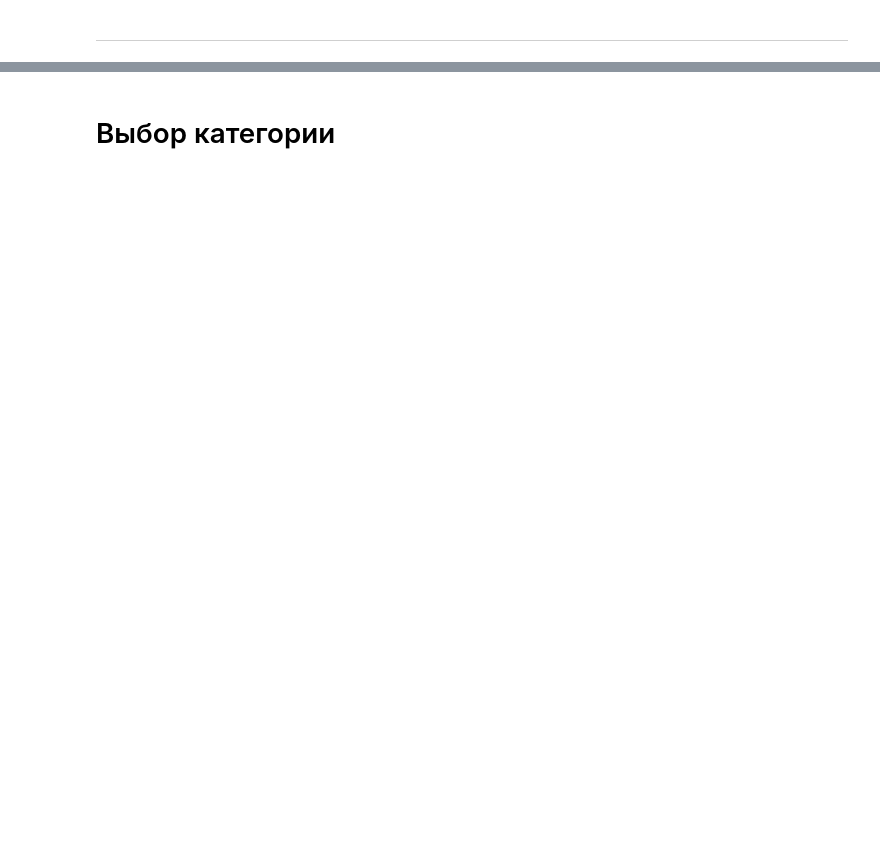
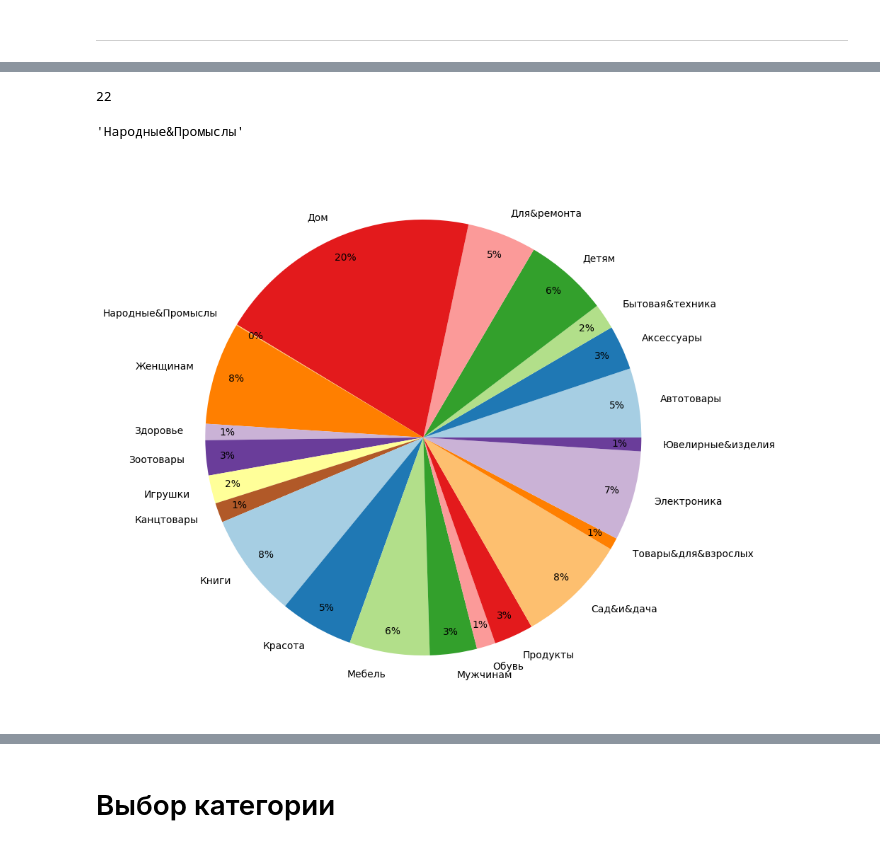
Before and after one commit to Kulikov17/seo-optimization-product-cards, a Jupyter notebook: notebooks/parsing/parsing_statistics.ipynb, the cells around one changed output, grey strips where cells are left out. Saved outputs shown, nothing was run; the diff lists cells and outputs as text; code cells hidden in the pictures; blank space fills up the shorter version.

```diff
--- a/notebooks/parsing/parsing_statistics.ipynb
+++ b/notebooks/parsing/parsing_statistics.ipynb
@@ -273,0 +287,4 @@ for ind in delete_index:
+# %%
+# Кол-во категорий
+folders = os.listdir(root_dir)
+len(folders)
@@ -275,0 +381,32 @@ ___
+# %%
+img_paths, target_enc, target2idx, idx2target, model_name = get_target(root_dir,
+                                                              feedbacks=False,
+                                                              level=1)
+# %%
+count_items = defaultdict()
+
+for key in idx2target.keys():
+    string = pd.DataFrame(target_enc).value_counts().loc[key]
+    count_items[idx2target[key]] = string.values[0]
+# %%
+len(count_items.keys())
+# %% [output]
+22
+# %%
+labels = list(count_items.keys())
+labels.insert(6, list(count_items.keys())[15])
+data = list(count_items.values())
+data.insert(6, list(count_items.values())[15])
+data.pop(16)
+labels.pop(16)
+# %% [output]
+'Народные&Промыслы'
+# %%
+fig, ax = plt.subplots(figsize=(10, 10))
+colors = sns.color_palette('Paired')[0:23]
+
+plt.pie(data, labels=labels, colors = colors, autopct='%.0f%%', pctdistance=0.9)
+plt.savefig("amount_of_categoty.png", bbox_inches='tight', format="png")
+plt.show()
+# %% [output]
+[figure, added]
```
Also changed, not shown: parts of 29 cells of this notebook.
